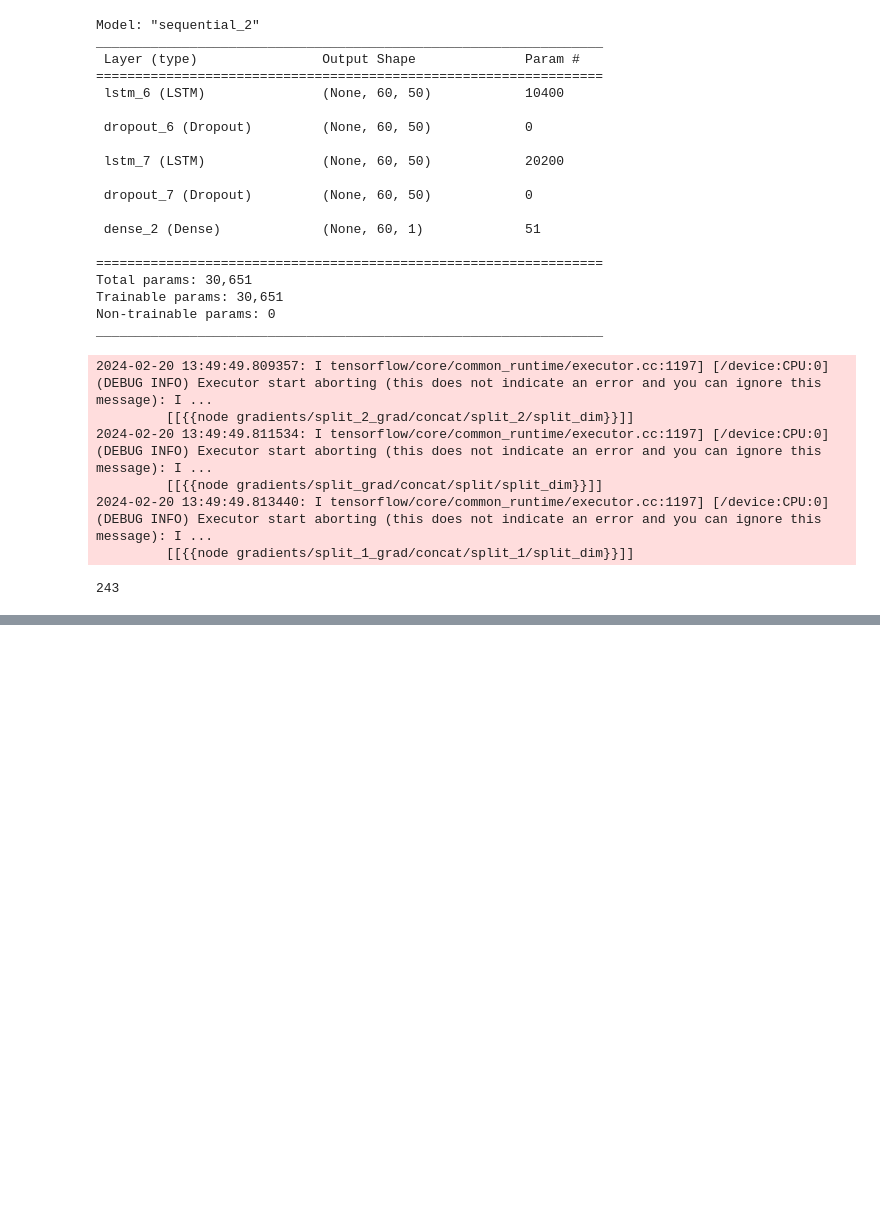
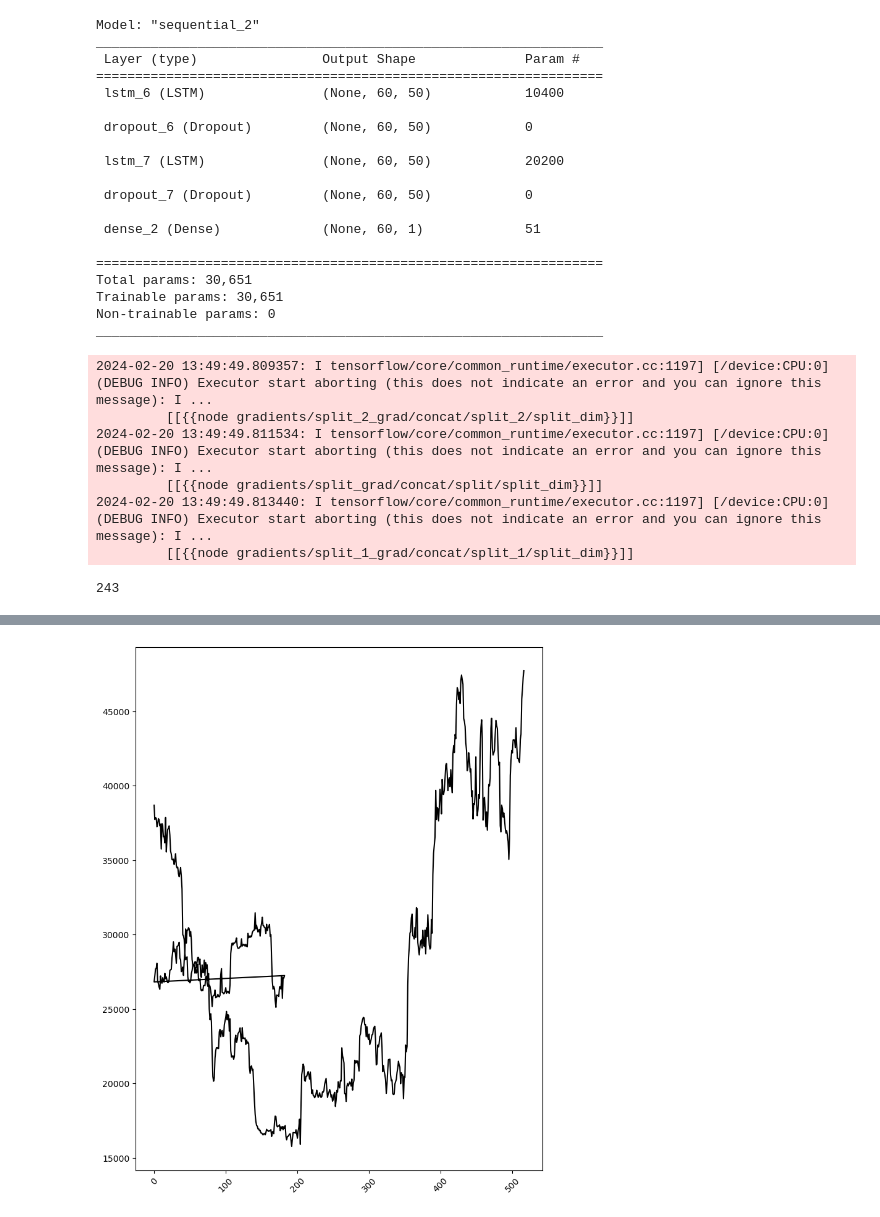
Before and after one commit to ArtemChemist/crypto, a Jupyter notebook: test cbpro.ipynb, the cells around one changed output, grey strips where cells are left out. Cells and saved outputs as stored; diff of their text form; code cells hidden in the pictures; blank space fills up the shorter version.

Commit message:
plotted ttoal dataset and started on predictions

```diff
--- a/test cbpro.ipynb
+++ b/test cbpro.ipynb
@@ -146,0 +139,10 @@ array([[0.19796902],
+# %%
+# Plot data we got
+fig, ax = plt.subplots(1, 1, sharex = True)
+fig.set_figheight(11)
+fig.set_figwidth(8.5)
+ax.plot(total_dataset['BTC_close'], color = 'black', label = 'Historic price')
+for tick in ax.get_xticklabels():
+        tick.set_rotation(45)
+# %% [output]
+[figure, added]
```
Also changed, not shown: parts of 4 cells of this notebook.
